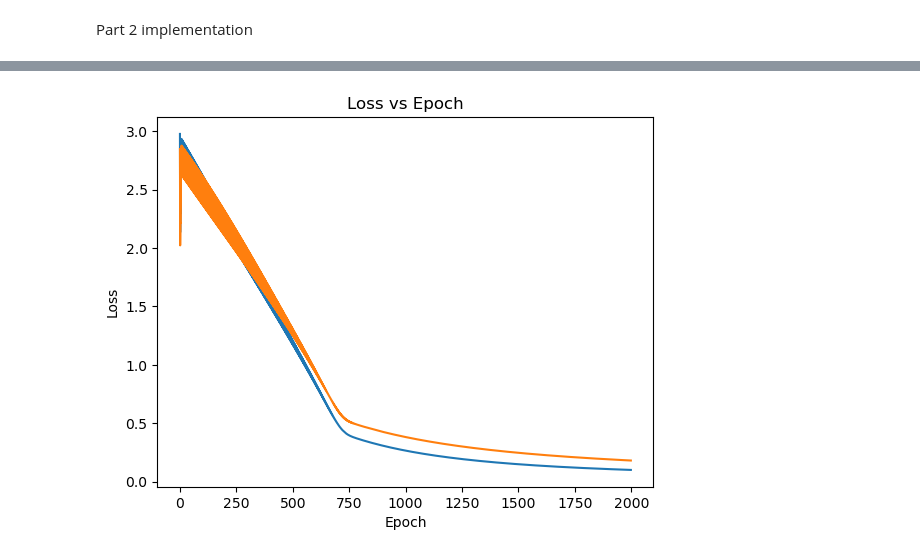
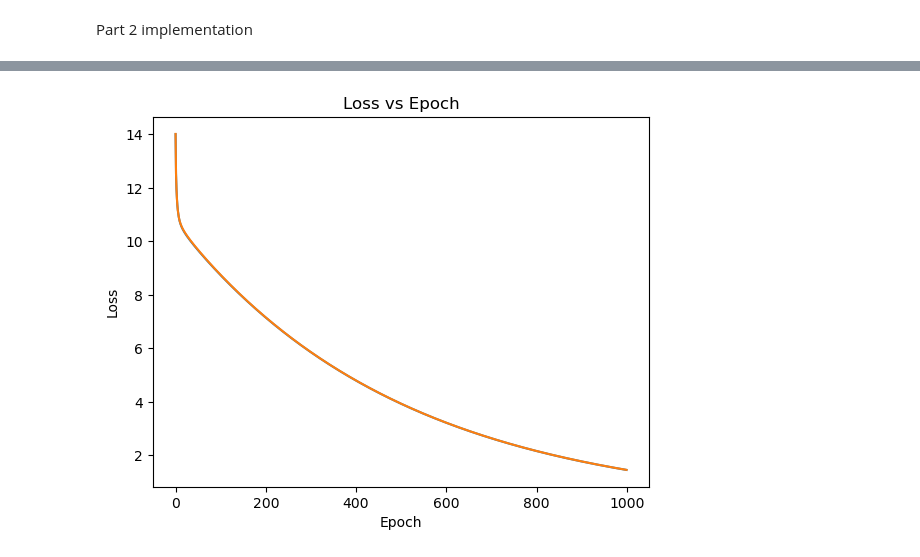
Before and after one commit to sprutxz/IntroToAI, a Jupyter notebook: Project3.ipynb, the cells around one changed output, grey strips where cells are left out. Saved outputs shown, nothing was run; the diff lists cells and outputs as text; code cells hidden in the pictures.

```diff
--- a/Project3.ipynb
+++ b/Project3.ipynb
@@ -177,17 +180,16 @@ testModel([1, 0, 1, 0, 0], weights, alpha, y)
 Data generation for part 2
 # %%
 diagrams = 6000 #number of max diagrams to be stored in Memory class
-train_size = 1000 #number of samples to be generated
+train_size = 500 #number of samples to be generated
 test_size = 1000 #number of samples to be used for testing
 memory = Memory(diagrams) #more than diagrams and the oldest diagram stored will be removed
 
 #generating 5000 diagrams and storing them in memory
-i = 0
-while i != diagrams:
+len_samples = 0
+while len_samples!=diagrams:
     diagram, y = generate_wiring_diagram(2) #type:ignore
     if y != 0:
-        memory.add_sample(diagram, y)
-        i += 1
+        len_samples = memory.add_sample(diagram, y)
 samples = memory.sample(train_size+test_size)
 
 train_samples = samples[:train_size]
@@ -213,6 +215,7 @@ Data Processing
 def process_data(diagram_arr, y_arr):
     flattened_diagrams = np.array([diagram.flatten() for diagram in diagram_arr])
     additional_features = np.array([diagram.sum(axis=(0, 1)) for diagram in diagram_arr])
+    additional_features = (np.exp(np.subtract(additional_features, 18)))
     X_combined = np.concatenate((flattened_diagrams, additional_features), axis=1)
     X = np.c_[X_combined, np.ones(X_combined.shape[0])]
     Y = np.eye(4)[np.subtract(y_arr,1)]
@@ -247,10 +251,12 @@ class Model():
         self.W = W
         self.b = b
         self.epsilon = 1e-10
+        self.regularization = 0.01
         self.train_loss_history = []
         self.test_loss_history = []
 
     def fit(self, X_train, Y_train, X_test, Y_test, learning_rate = 0.001, epochs = 10):
+        m = X_train.shape[0]
         for epoch in range(epochs):
 
             #forward propagation for training
@@ -258,6 +264,8 @@ class Model():
             A_train = softmax(Z_train)
 
             loss_train = -np.mean(np.sum(Y_train * np.log(A_train + self.epsilon), axis=1)) #calculating the loss
+            loss_train += 0.5 * self.regularization * np.sum(self.W ** 2) #calculating the regularization loss
+
             self.train_loss_history.append(loss_train)
 
             # Forward pass for test data
@@ -265,28 +273,27 @@ class Model():
             A_test = softmax(Z_test)
 
             loss_test = -np.mean(np.sum(Y_test * np.log(A_test + self.epsilon), axis=1))
+            loss_test += 0.5 * self.regularization * np.sum(self.W ** 2)
             self.test_loss_history.append(loss_test)
 
             #calculating the gradients
-            dW = (1/Y_train.shape[0]) * np.dot(X_train.T, (A_train-Y_train))
-            db = (1/Y_train.shape[0]) * np.sum(A_train-Y_train, axis=0)
+            dW = (1/m) * np.dot(X_train.T, (A_train-Y_train)) + (self.regularization * self.W)
+            db = (1/m) * np.sum(A_train-Y_train, axis=0) + (self.regularization * self.b)
 
             #updating the weights and biases
             self.W -= learning_rate * dW
             self.b -= learning_rate * db
 
-            if i%100 == 0:
-                print("Epoch: ", epoch, "Loss: ", loss_train)
+            print("Epoch: ", epoch, "Loss: ", loss_train)
 
-        train_losses = self.train_loss_history[1:]
-        test_losses = self.test_loss_history[1:]
-        self.plot_loss(train_losses, test_losses)
+        self.plot_loss(self.train_loss_history, self.test_loss_history)
 
     def predict(self, X): #prediction function
         Z = np.dot(X, self.W) + self.b
         probs = softmax(Z)
         return np.argmax(probs, axis=1) + 1
 
+    #plotting the loss
     def plot_loss(self, train_loss_history, test_loss_history):
         plt.plot(train_loss_history, label = "train loss")
         plt.plot(test_loss_history, label = "test loss")
@@ -294,13 +301,24 @@ class Model():
         plt.ylabel('Loss')
         plt.title('Loss vs Epoch')
         plt.show()
+
+    #saving and loading the model
+    def save_model(self, name):
+        np.savez(name, W=self.W, b=self.b)
+
+    def load_model(self, name):
+        loaded_data = np.load(name)
+        self.W = loaded_data['W']
+        self.b = loaded_data['b']
 # %%
 num_classes = 4
 num_features = X_train.shape[1]
 W = np.random.rand(num_features, num_classes)
 b = np.zeros(num_classes)
 model = Model(W, b)
+# %%
+model.load_model('model_non_linear.npz')  # Load weights from a saved file
 # %%
 #training the model
-model.fit(X_train, Y_train, X_test, Y_test, learning_rate=0.01, epochs = 1000)
+model.fit(X_train, Y_train, X_test, Y_test, learning_rate=0.1, epochs = 1000)
 # %% [output]
@@ -307,4 +342,4 @@ model.fit(X_train, Y_train, X_test, Y_test, learning_rate=0.01, epochs = 1000)
-[figure, old version]
+[figure, new version]
 # %%
 predictions = model.predict(X_test)
 
```
Also changed, not shown: parts of 8 cells of this notebook.
